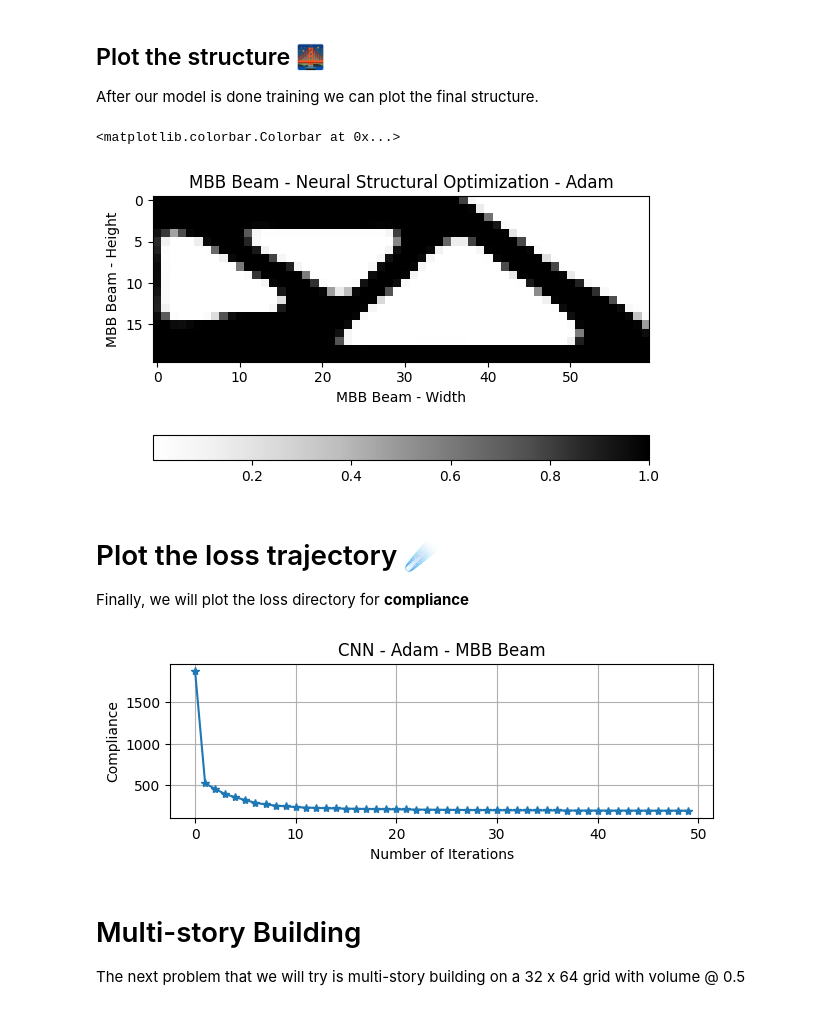
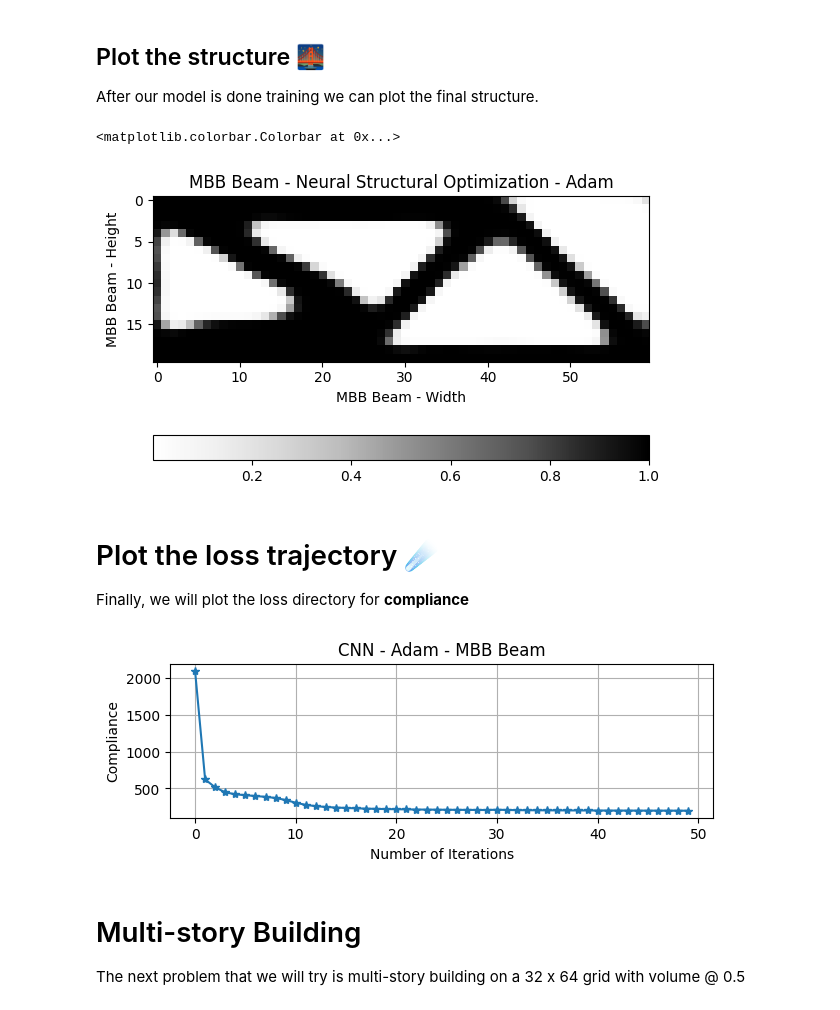
Before and after one commit to sun-umn/NCVX-Neural-Structural-Optimization, a Jupyter notebook: notebooks/Structural Optimization - CNN 🕋.ipynb, the cells around one changed output. Cells and saved outputs as stored; diff of their text form; code cells hidden in the pictures.

```diff
--- a/notebooks/Structural Optimization - CNN 🕋.ipynb
+++ b/notebooks/Structural Optimization - CNN 🕋.ipynb
@@ -132,0 +41,2 @@ Compliance loss = 194.69352806367226 / Iteration=490
+# %%
+rendered_frames, losses = train.train_adam(problem, cnn_kwargs, lr=4e-3, iterations=500)
@@ -136,20 +64,20 @@ Compliance loss = 194.69352806367226 / Iteration=490
 After our model is done training we can plot the final structure.
 # %%
 # Get the final frame
-final_frame = render[-1].detach().numpy()
+final_frame = rendered_frames[-1].detach().numpy()
 
 # Create a figure and axis
 fig, ax = plt.subplots(1, 1)
 
 # Show the structure in grayscale
 im = ax.imshow(final_frame, cmap='Greys')
 ax.set_title('MBB Beam - Neural Structural Optimization - Adam')
 ax.set_ylabel('MBB Beam - Height')
 ax.set_xlabel('MBB Beam - Width')
 fig.colorbar(im, orientation="horizontal", pad=0.2)
 # %% [output]
 <matplotlib.colorbar.Colorbar at 0x...>
-[figure, old version]
+[figure, new version]
 # %% [markdown]
 # Plot the loss trajectory ☄️
 
@@ -162,7 +90,7 @@ ax.set_xlabel('Number of Iterations')
 ax.set_ylabel('Compliance')
 ax.grid()
 # %% [output]
-[figure, old version]
+[figure, new version]
 # %% [markdown]
 # Multi-story Building
 
```
Also changed, not shown: parts of 20 cells of this notebook, 2 other files.
